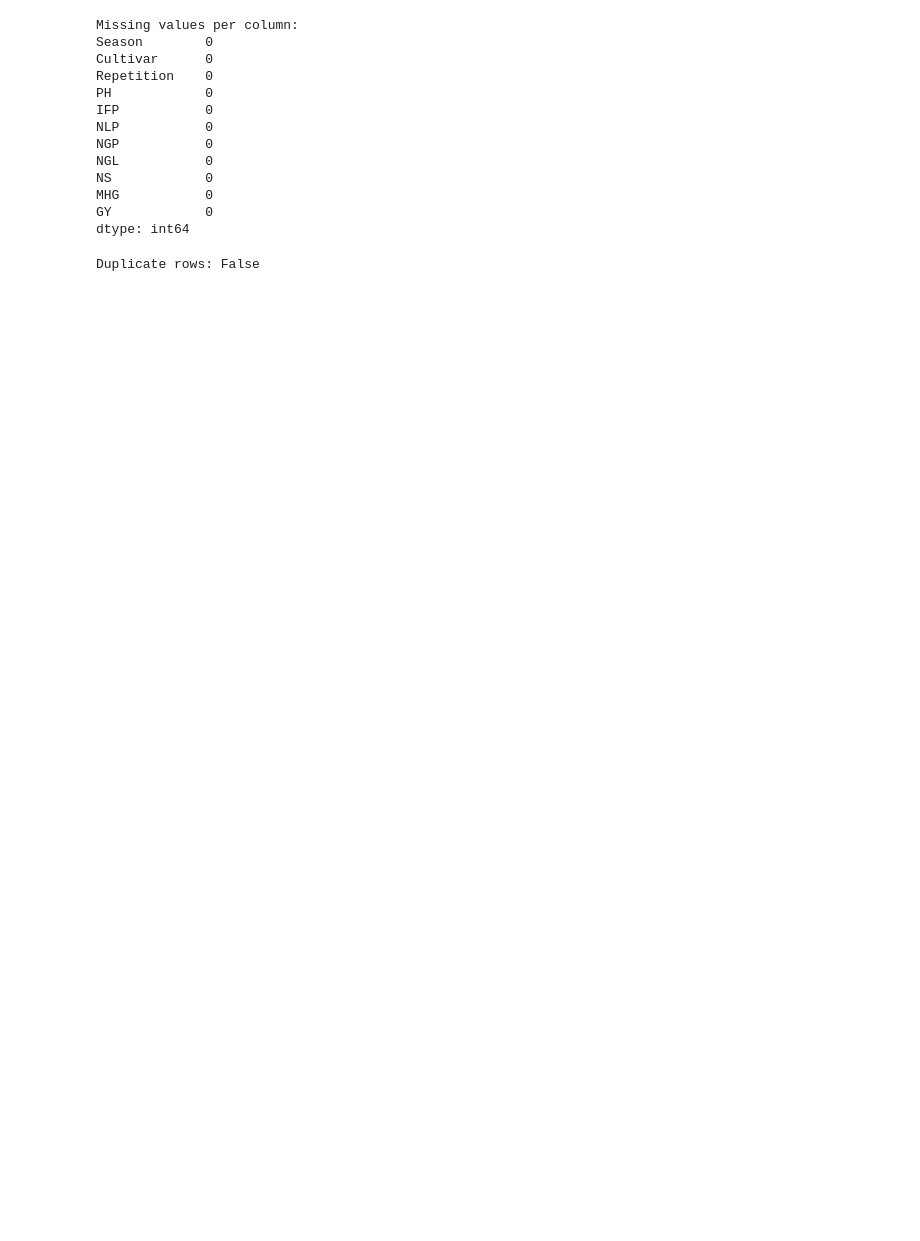
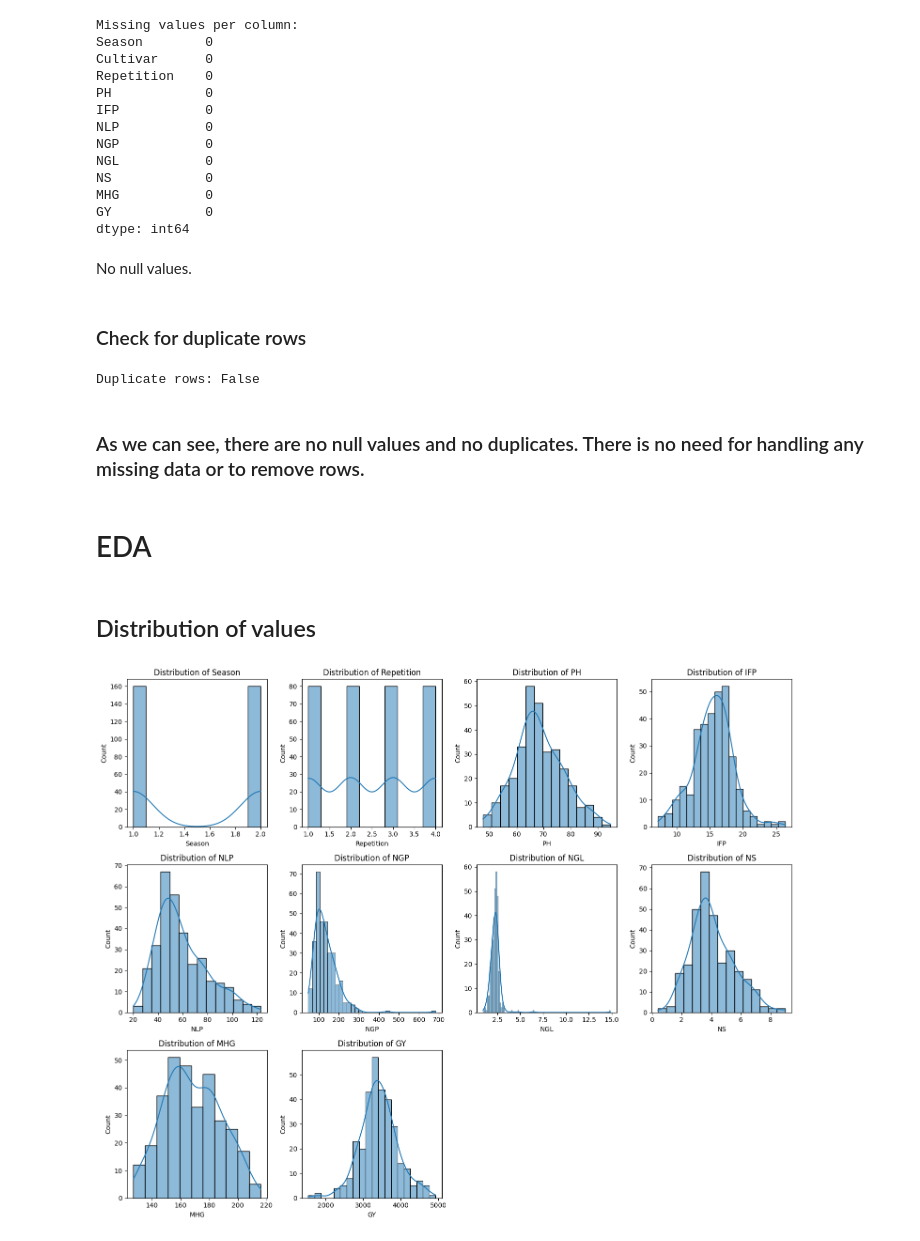
Before and after one commit to AntoniaPopovici/VOIS_2024, a Jupyter notebook: main.ipynb, the cells around one changed output. Saved outputs shown, nothing was run; the diff lists cells and outputs as text; code cells hidden in the pictures; blank space fills up the shorter version.

```diff
--- a/main.ipynb
+++ b/main.ipynb
@@ -87,4 +130,8 @@ NS            0
 MHG           0
 GY            0
 dtype: int64
+# %% [markdown]
+No null values.
+# %% [markdown]
+### Check for duplicate rows
 # %%
@@ -93,3 +139,19 @@ duplicates = df.duplicated()
 print("Duplicate rows:", duplicates.any())
 # %% [output]
 Duplicate rows: False
+# %% [markdown]
+### As we can see, there are no null values and no duplicates. There is no need for handling any missing data or to remove rows.
+# %% [markdown]
+# EDA
+# %% [markdown]
+## Distribution of values
+# %%
+plt.figure(figsize=(15, 12))
+for i, column in enumerate(df.drop(columns=['Cultivar'])):
+    plt.subplot(3, 4, i+1)
+    sns.histplot(df.drop(columns=['Cultivar'])[column], kde=True)
+    plt.title(f'Distribution of {column}')
+plt.tight_layout()
+plt.show()
+# %% [output]
+[figure, added]
```
Also changed, not shown: parts of 15 cells of this notebook.
